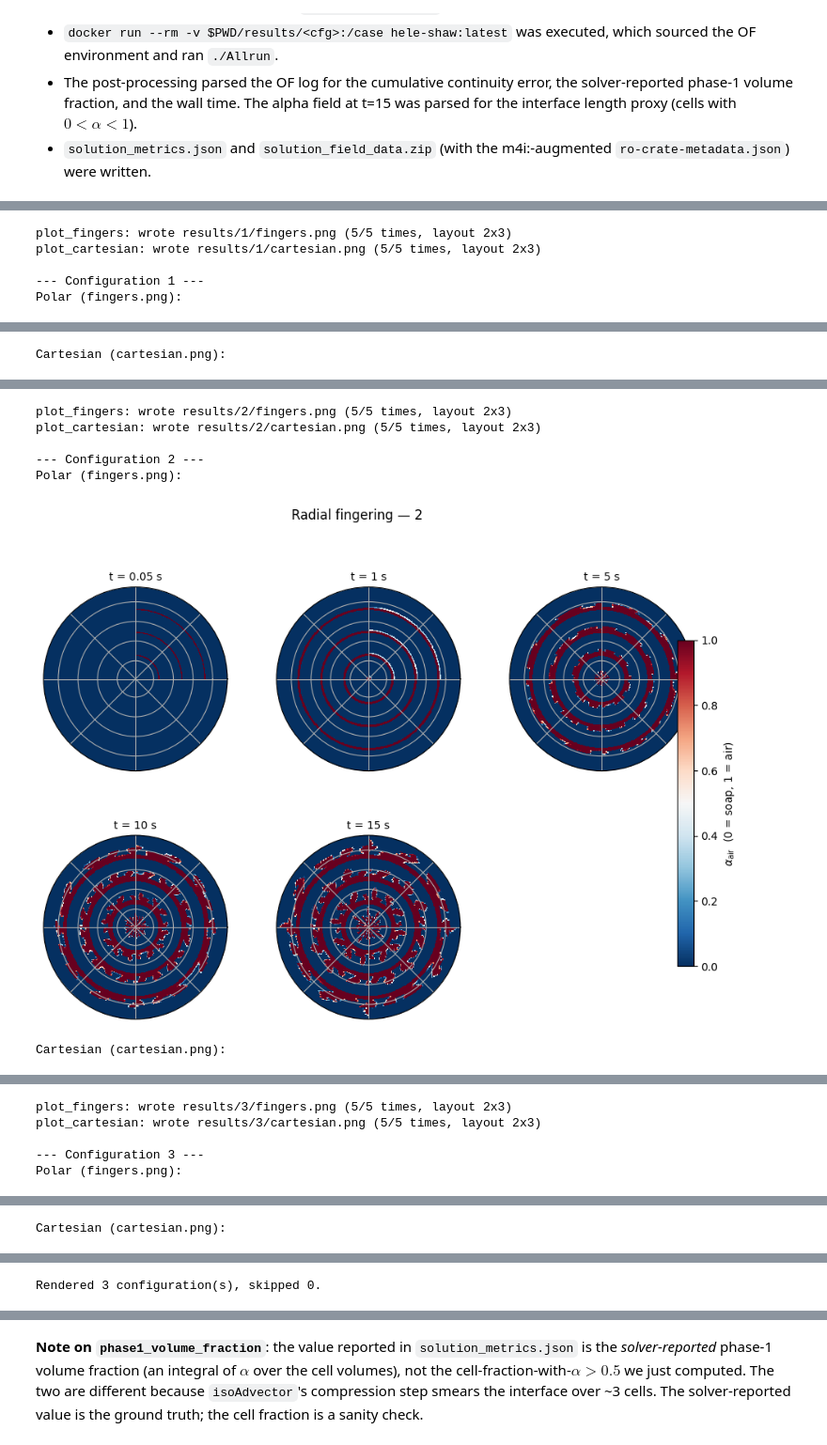
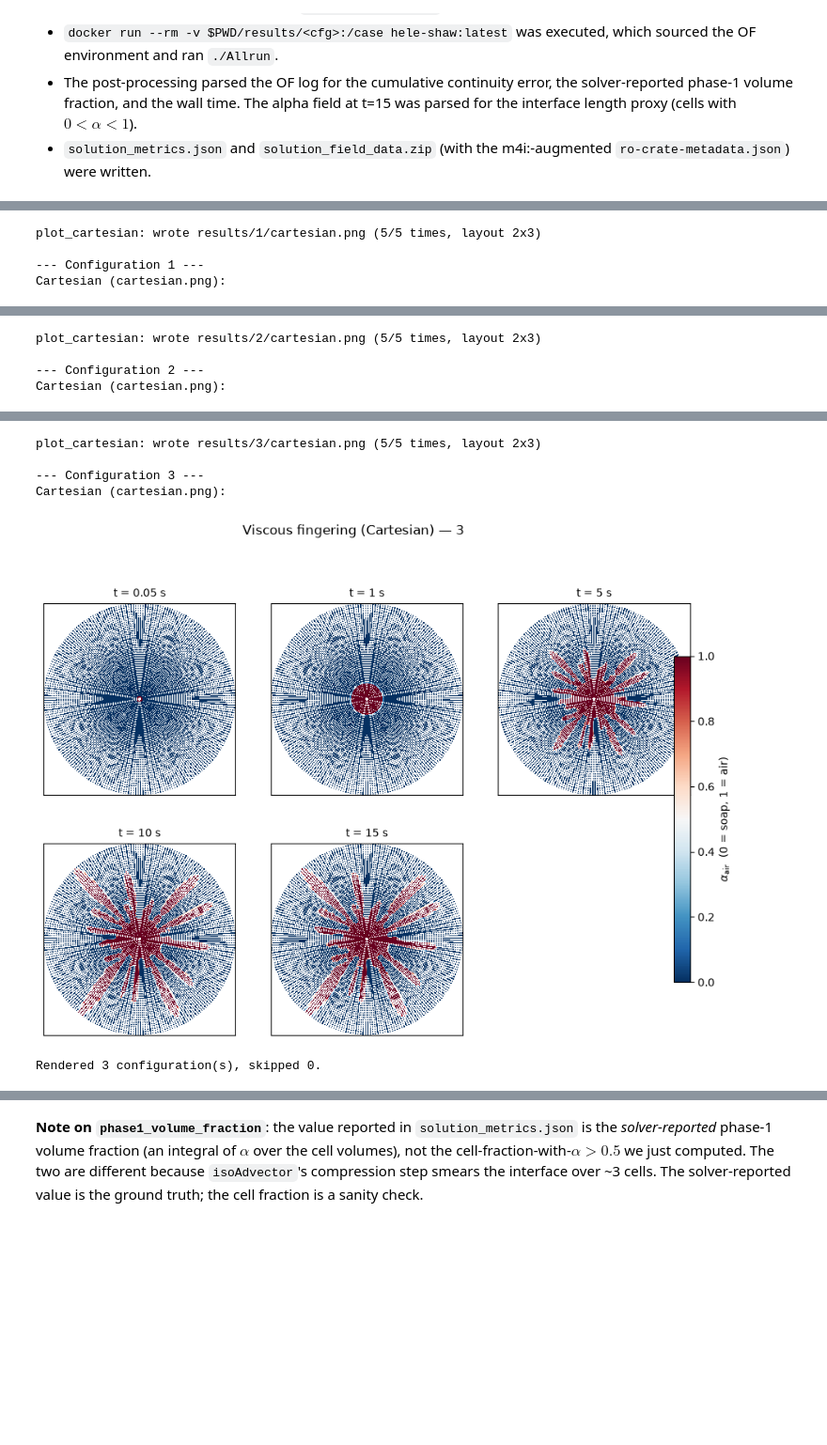
Before and after one commit to Simulation-Benchmarks/hele-shaw-cells-example, a Jupyter notebook: notebooks/Simulation_Walkthrough.ipynb, the cells around one changed output, grey strips where cells are left out. Shown at 94% size. Saved outputs shown, nothing was run; the diff lists cells and outputs as text; code cells hidden in the pictures; blank space fills up the shorter version.

```diff
--- a/notebooks/Simulation_Walkthrough.ipynb
+++ b/notebooks/Simulation_Walkthrough.ipynb
@@ -616,6 +719,8 @@ for cfg in CONFIGS:
         "interface_length_proxy": m.get("interface_length_proxy"),
         "wall_time_seconds": m.get("wall_time_seconds"),
         "time_step_count": m.get("time_step_count"),
+        "final_number_of_fingers": m.get("final_number_of_fingers"),
+        "critical_radius_m": m.get("critical_radius_m"),
     })
 metrics_df = pd.DataFrame(rows).set_index("configuration") if rows else pd.DataFrame()
 metrics_df
@@ -668,15 +790,18 @@ without re-running the heavy simulation.
 # %%
-# Render the polar + Cartesian fingers plots for each configuration
+# Render the Cartesian fingers plot for each configuration
 # from the on-disk results. This runs regardless of RUN_SIMULATION:
-# if results/<config>/ is present, render the figures; otherwise
-# print a clear message and skip.
+# if results/<config>/Timesteps/system/controlDict is present, render
+# the figures; otherwise print a clear message and skip.
+# (After the Timesteps/ refactor, the OF case lives under
+# Timesteps/ inside each results/<config>/, so the marker moves
+# with it.)
 from IPython.display import Image, display
 
 n_rendered = 0
 n_skipped = 0
 for cfg in CONFIGS:
     cfg_results = Path("results") / cfg
-    cfg_marker = cfg_results / "system" / "controlDict"
+    cfg_marker = cfg_results / "Timesteps" / "system" / "controlDict"
     if not cfg_marker.exists():
         print(f"No results found for configuration {cfg}")
         print(f"  (missing {cfg_marker})")
@@ -686,17 +811,11 @@ for cfg in CONFIGS:
         n_skipped += 1
         continue
 
-    out_polar = cfg_results / "fingers.png"
-    out_cart  = cfg_results / "cartesian.png"
+    out_cart = cfg_results / "cartesian.png"
     try:
-        # Polar (r, theta) plot
-        subprocess.run([
-            "python", "openfoam/plot_fingers.py",
-            "--results-dir", str(cfg_results),
-            "--times", "0.05", "1", "5", "10", "15",
-            "--output", str(out_polar),
-        ], check=True)
-        # Cartesian (X-Y) plot (the alien-like fingers)
+        # Cartesian (X-Y) plot (the alien-like fingers). The
+        # polar view has been removed per the simplification: we
+        # only show the Cartesian scatter.
         subprocess.run([
             "python", "openfoam/plot_fingers.py",
             "--results-dir", str(cfg_results),
@@ -708,8 +827,6 @@ for cfg in CONFIGS:
         # embed=True stores the image as base64 in the .ipynb
         # itself, so the figure renders in nbviewer / GitHub /
         # static export (not just in live Jupyter).
-        print("Polar (fingers.png):")
-        display(Image(filename=str(out_polar), embed=True, width=900))
         print("Cartesian (cartesian.png):")
         display(Image(filename=str(out_cart), embed=True, width=900))
         n_rendered += 1
@@ -720,8 +837,7 @@ for cfg in CONFIGS:
 print()
 print(f"Rendered {n_rendered} configuration(s), skipped {n_skipped}.")
 # %% [output]
-plot_fingers: wrote results/1/fingers.png (5/5 times, layout 2x3)
 plot_cartesian: wrote results/1/cartesian.png (5/5 times, layout 2x3)
 
 --- Configuration 1 ---
-Polar (fingers.png):
+Cartesian (cartesian.png):
@@ -729 +845,4 @@ Polar (fingers.png):
+plot_cartesian: wrote results/2/cartesian.png (5/5 times, layout 2x3)
+
+--- Configuration 2 ---
 Cartesian (cartesian.png):
@@ -731,7 +850,6 @@ Cartesian (cartesian.png):
-plot_fingers: wrote results/2/fingers.png (5/5 times, layout 2x3)
-plot_cartesian: wrote results/2/cartesian.png (5/5 times, layout 2x3)
+plot_cartesian: wrote results/3/cartesian.png (5/5 times, layout 2x3)
 
---- Configuration 2 ---
-Polar (fingers.png):
+--- Configuration 3 ---
+Cartesian (cartesian.png):
-[figure, old version]
+[figure, new version]
-Cartesian (cartesian.png):
+Rendered 3 configuration(s), skipped 0.
@@ -739,5 +855,0 @@ Cartesian (cartesian.png):
-plot_fingers: wrote results/3/fingers.png (5/5 times, layout 2x3)
-plot_cartesian: wrote results/3/cartesian.png (5/5 times, layout 2x3)
-
---- Configuration 3 ---
-Polar (fingers.png):
@@ -745 +855,0 @@ Polar (fingers.png):
-Cartesian (cartesian.png):
@@ -747,4 +856,3 @@ Cartesian (cartesian.png):
-Rendered 3 configuration(s), skipped 0.
 # %%
 # Inspect the alpha field at t=15 directly: cell count, air-cell count,
 # interface-cell count. Sanity-check that the parser is working.
```
Also changed, not shown: parts of 15 cells of this notebook, 17 other files.
